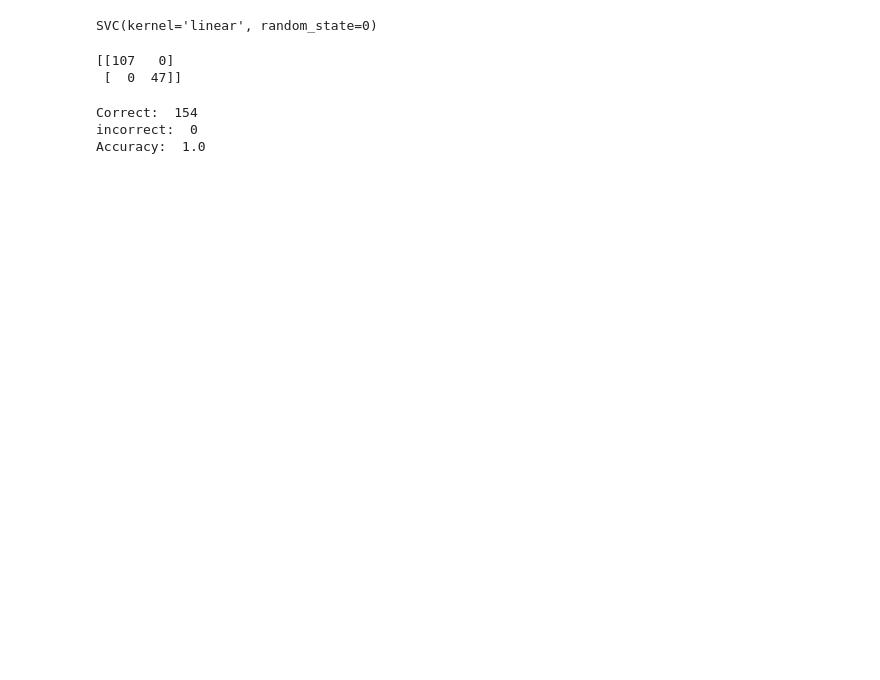
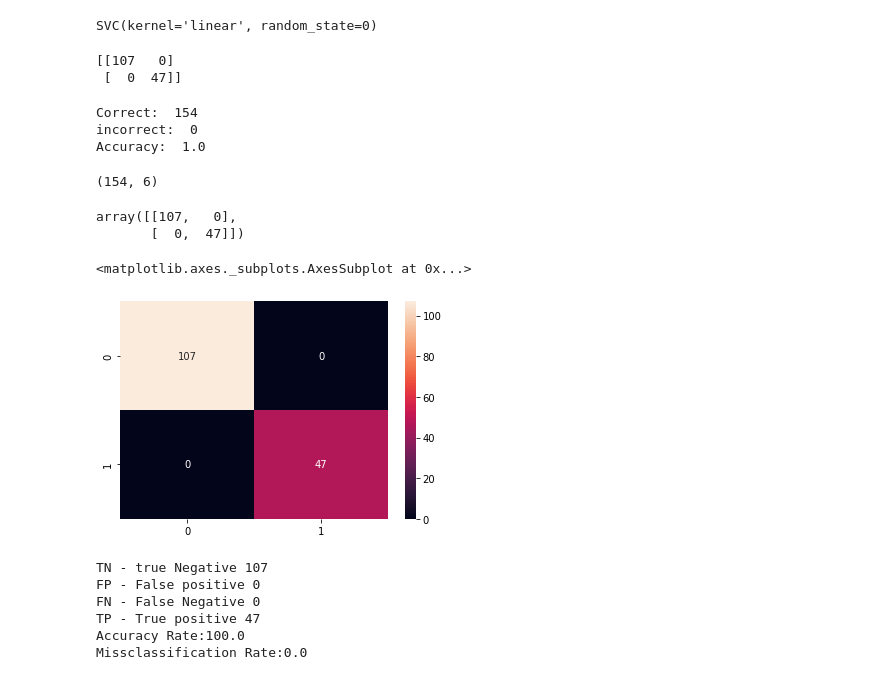
Before and after one commit to uddeshya-23/Ace, a Jupyter notebook: MajorproassignML.ipynb, the cells around one changed output. Drawn from its saved outputs; the diff is of its cells as text; code cells hidden in the pictures; blank space fills up the shorter version.

```diff
--- a/MajorproassignML.ipynb
+++ b/MajorproassignML.ipynb
@@ -363,0 +377,3 @@ x_test=sc.fit_transform(x_test)
+# %%
+lr=LogisticRegression(solver='liblinear',multi_class='ovr')
+lr.fit(x_train,y_train)
@@ -363,0 +382,2 @@ x_test=sc.fit_transform(x_test)
+# %%
+lr_pred=lr.predict(x_test)
@@ -407,3 +438,38 @@ print("Accuracy: ", sum(svc_y_pred == y_test)/len(svc_y_pred))
 Correct:  154
 incorrect:  0
 Accuracy:  1.0
+# %%
+x_test.shape
+# %% [output]
+(154, 6)
+# %%
+from sklearn.metrics import classification_report,confusion_matrix
+#confusion matrix of logistic regression
+
+confusion_matrix(y_test,lr_pred)
+# %% [output]
+array([[107,   0],
+       [  0,  47]])
+# %%
+sns.heatmap(confusion_matrix(y_test,lr_pred),annot=True,fmt='d')
+# %% [output]
+<matplotlib.axes._subplots.AxesSubplot at 0x...>
+[figure, added]
+# %%
+#makin confusion matrix of Logistic regression
+from sklearn.metrics import accuracy_score, roc_auc_score, roc_curve
+cm=confusion_matrix(y_test, lr_pred)
+
+print('TN - true Negative {}'.format(cm[0,0]))
+print('FP - False positive {}'.format(cm[0,1]))
+print('FN - False Negative {}'.format(cm[1,0]))
+print('TP - True positive {}'.format(cm[1,1]))
+print('Accuracy Rate:{}'.format(np.divide(np.sum([cm[0,0],cm[1,1]]),np.sum(cm))*100))
+print('Missclassification Rate:{}'.format(np.divide(np.sum([cm[0,1],cm[1,0]]),np.sum(cm))*100))
+# %% [output]
+TN - true Negative 107
+FP - False positive 0
+FN - False Negative 0
+TP - True positive 47
+Accuracy Rate:100.0
+Missclassification Rate:0.0
```
Also changed, not shown: parts of 14 cells of this notebook.
